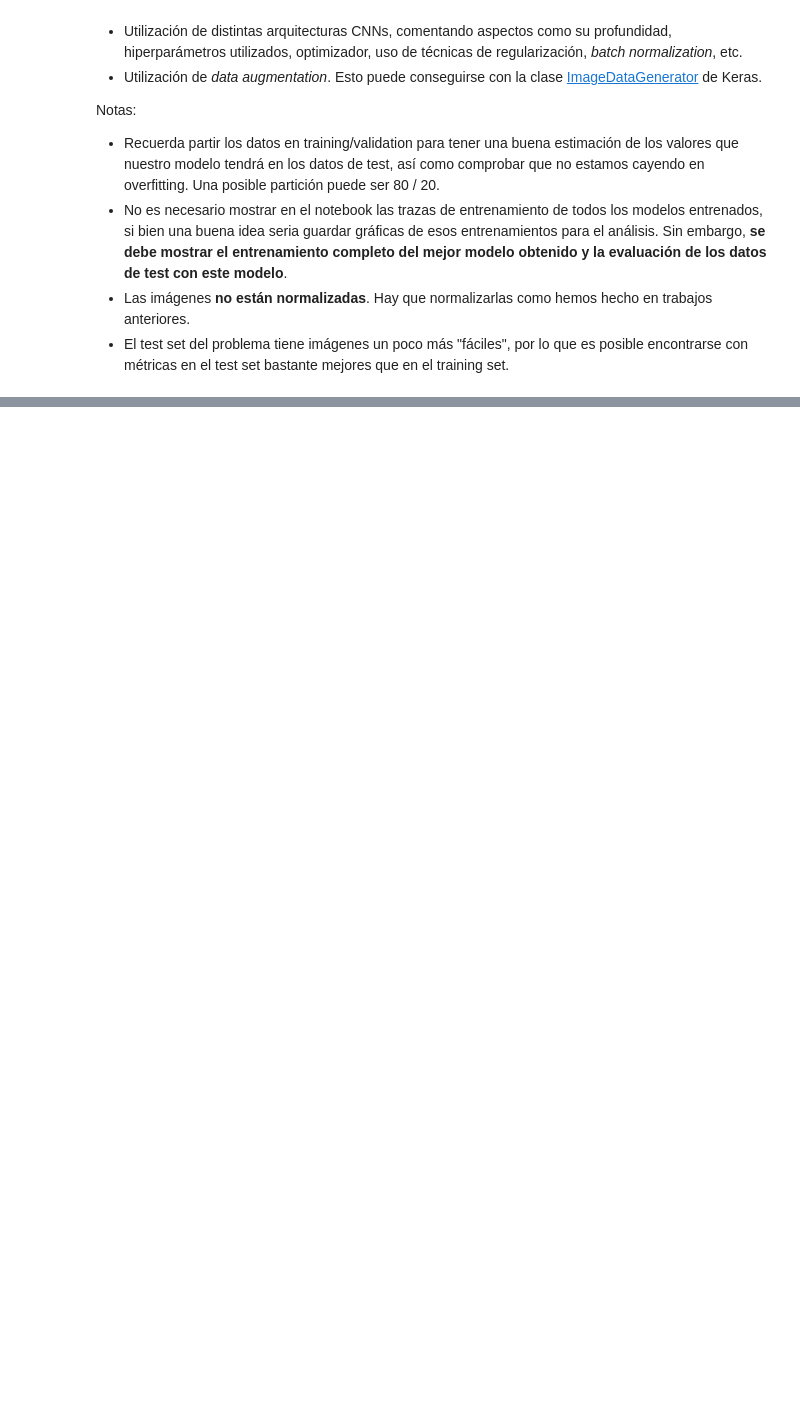
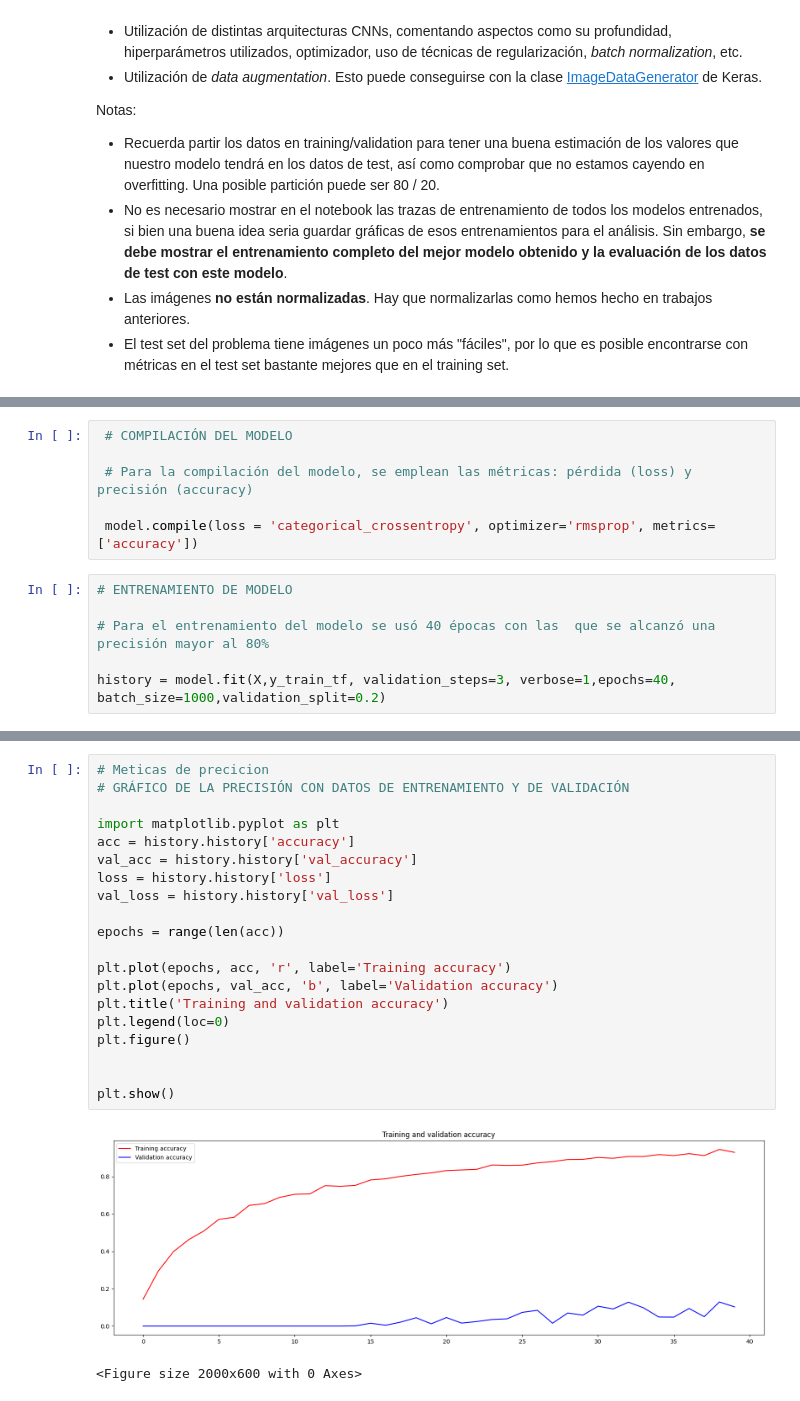
Before and after one commit to DenisFZelaya/PLN-ACT2, a Jupyter notebook: Act2/Actividad_2.ipynb, the cells around one changed output, grey strips where cells are left out. Saved outputs shown, nothing was run; the diff lists cells and outputs as text; blank space fills up the shorter version.

```diff
--- a/Act2/Actividad_2.ipynb
+++ b/Act2/Actividad_2.ipynb
@@ -198,0 +301,12 @@ Notas:
+# %%
+ # COMPILACIÓN DEL MODELO
+
+ # Para la compilación del modelo, se emplean las métricas: pérdida (loss) y precisión (accuracy)
+
+ model.compile(loss = 'categorical_crossentropy', optimizer='rmsprop', metrics=['accuracy'])
+# %%
+# ENTRENAMIENTO DE MODELO
+
+# Para el entrenamiento del modelo se usó 40 épocas con las  que se alcanzó una precisión mayor al 80%
+
+history = model.fit(X,y_train_tf, validation_steps=3, verbose=1,epochs=40, batch_size=1000,validation_split=0.2)
@@ -198,0 +350,23 @@ Notas:
+# %%
+# Meticas de precicion
+# GRÁFICO DE LA PRECISIÓN CON DATOS DE ENTRENAMIENTO Y DE VALIDACIÓN
+
+import matplotlib.pyplot as plt
+acc = history.history['accuracy']
+val_acc = history.history['val_accuracy']
+loss = history.history['loss']
+val_loss = history.history['val_loss']
+
+epochs = range(len(acc))
+
+plt.plot(epochs, acc, 'r', label='Training accuracy')
+plt.plot(epochs, val_acc, 'b', label='Validation accuracy')
+plt.title('Training and validation accuracy')
+plt.legend(loc=0)
+plt.figure()
+
+
+plt.show()
+# %% [output]
+[figure, added]
+<Figure size 2000x600 with 0 Axes>
```
Also changed, not shown: parts of 18 cells of this notebook, 3 other files.
